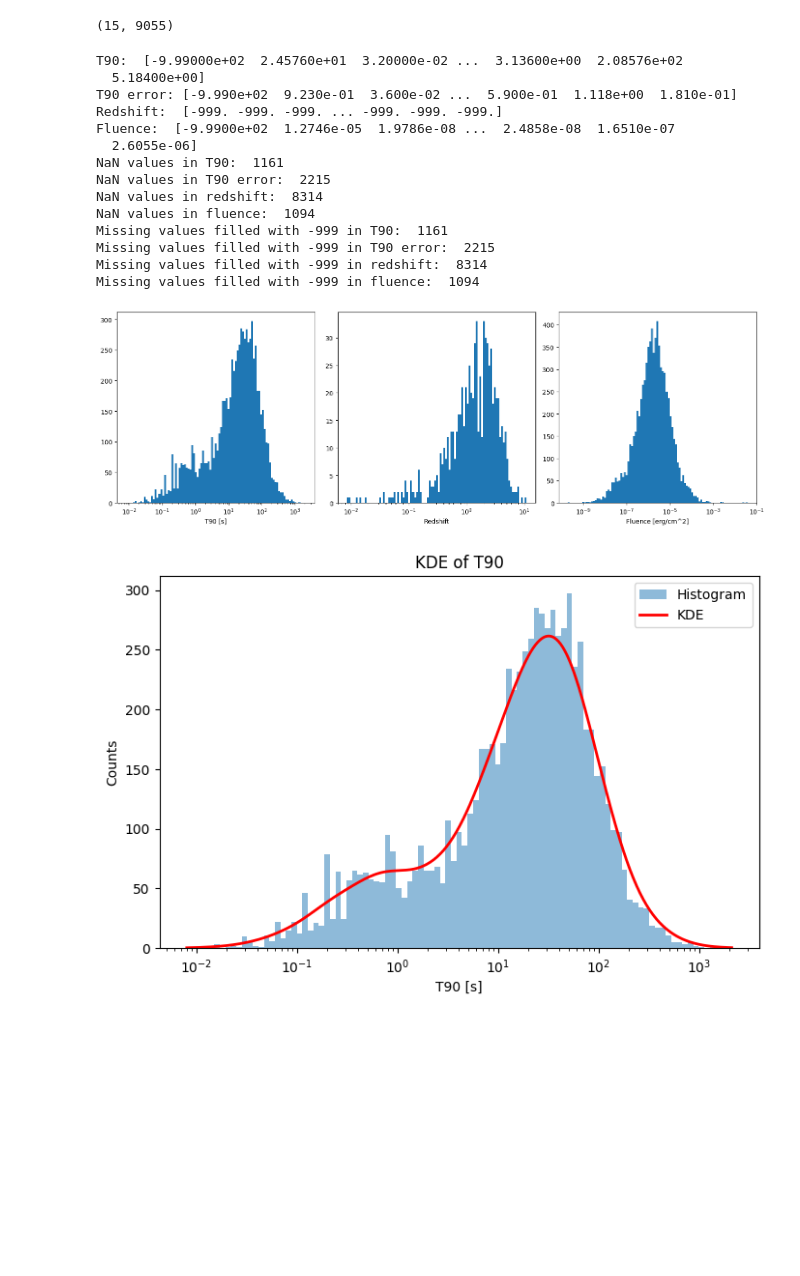
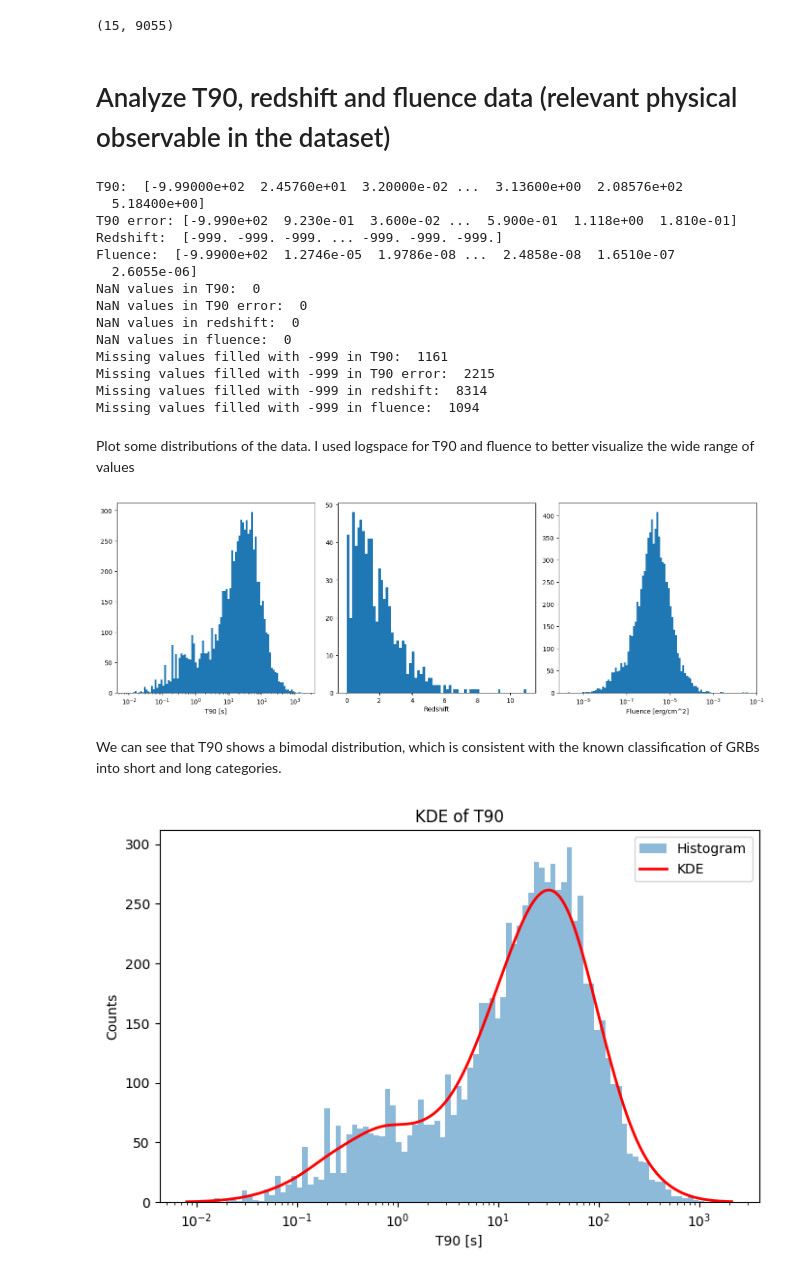
Before and after one commit to tgrisetti/astrostatistics_bicocca_2025, a Jupyter notebook: working/S14.ipynb, the cells around one changed output. Cells and saved outputs as stored; diff of their text form; code cells hidden in the pictures; blank space fills up the shorter version.

```diff
--- a/working/S14.ipynb
+++ b/working/S14.ipynb
@@ -66,19 +66,19 @@ grb=dict(zip(names,data))
 selected_features = ['T90',"redshift","T90_error", "fluence"]
 for lab in selected_features:
     grb[lab] = np.array(grb[lab],dtype='float')
+# %% [markdown]
+# Analyze T90, redshift and fluence data (relevant physical observable in the dataset)
 # %%
-# Analyze T90, redshift and fluence datasets (relevant physical observable in the dataset)
 print("T90: ", grb['T90'])
 print ("T90 error:", grb['T90_error'])
 print("Redshift: ", grb['redshift'])
 print("Fluence: ", grb['fluence'])
 
-
 #Are there any nan values?
-print("NaN values in T90: ", np.sum(np.isnan(np.log10(grb['T90']))))
-print("NaN values in T90 error: ", np.sum(np.isnan(np.log10(grb['T90_error']))))
-print("NaN values in redshift: ", np.sum(np.isnan(np.log10(grb['redshift']))))
-print("NaN values in fluence: ", np.sum(np.isnan(np.log10(grb['fluence']))))
+print("NaN values in T90: ", np.sum(np.isnan(grb['T90'])))
+print("NaN values in T90 error: ", np.sum(np.isnan(grb['T90_error'])))
+print("NaN values in redshift: ", np.sum(np.isnan(grb['redshift'])))
+print("NaN values in fluence: ", np.sum(np.isnan(grb['fluence'])))
 
 # Are there any missing values filled with -999?
 print("Missing values filled with -999 in T90: ", np.sum(grb['T90'] == -999))
@@ -94,49 +94,50 @@ T90 error: [-9.990e+02  9.230e-01  3.600e-02 ...  5.900e-01  1.118e+00  1.810e-0
 Redshift:  [-999. -999. -999. ... -999. -999. -999.]
 Fluence:  [-9.9900e+02  1.2746e-05  1.9786e-08 ...  2.4858e-08  1.6510e-07
   2.6055e-06]
-NaN values in T90:  1161
-NaN values in T90 error:  2215
-NaN values in redshift:  8314
-NaN values in fluence:  1094
+NaN values in T90:  0
+NaN values in T90 error:  0
+NaN values in redshift:  0
+NaN values in fluence:  0
 Missing values filled with -999 in T90:  1161
 Missing values filled with -999 in T90 error:  2215
 Missing values filled with -999 in redshift:  8314
 Missing values filled with -999 in fluence:  1094
+# %% [markdown]
+Plot some distributions of the data. I used logspace for T90 and fluence to better visualize the wide range of values
 # %%
-# Plot some distributions of the data. I used log10 space for T90 fluence to better visualize the wide range of values.
-
 min_t90, max_t90 = np.log10(grb['T90'][grb['T90']>0].min()), np.log10(grb['T90'].max())
 bins_T90 = np.logspace(min_t90, max_t90, 100) # 100 bins evenly spaced in log-scale
 min_fluence, max_fluence = np.log10(grb['fluence'][grb['fluence']>0].min()), np.log10(grb['fluence'].max())
 bins_fluence = np.logspace(min_fluence, max_fluence, 100)
-min_redshift, max_redshift = np.log10(grb['redshift'][grb['redshift']>0].min()), np.log10(grb['redshift'].max())
-bins_redshift = np.logspace(min_redshift, max_redshift, 100)
+min_redshift, max_redshift = (grb['redshift'][grb['redshift']>0].min()), grb['redshift'].max()
+bins_redshift = np.linspace(min_redshift, max_redshift, 70)
 
 plt.figure(figsize=(15, 5))
 
 # Plot T90
 plt.subplot(1, 3, 1)
 plt.hist(grb['T90'][grb['T90']>0], bins=bins_T90)
 plt.xscale("log")
 plt.xlabel("T90 [s]")
 
 
 # Plot Redshift
 plt.subplot(1, 3, 2)
 plt.hist(grb['redshift'][grb['redshift']>0], bins=bins_redshift)
-plt.xscale("log")
 plt.xlabel("Redshift")
 
 
 # Plot Fluence
 plt.subplot(1, 3, 3)
 plt.hist(grb['fluence'][grb['fluence']>0], bins=bins_fluence)
 plt.xscale("log")
 plt.xlabel("Fluence [erg/cm^2]")
 
 
 plt.tight_layout()
 plt.show()
 # %% [output]
-[figure, old version]
+[figure, new version]
+# %% [markdown]
+We can see that T90 shows a bimodal distribution, which is consistent with the known classification of GRBs into short and long categories.
 # %%
```
Also changed, not shown: parts of 18 cells of this notebook.
